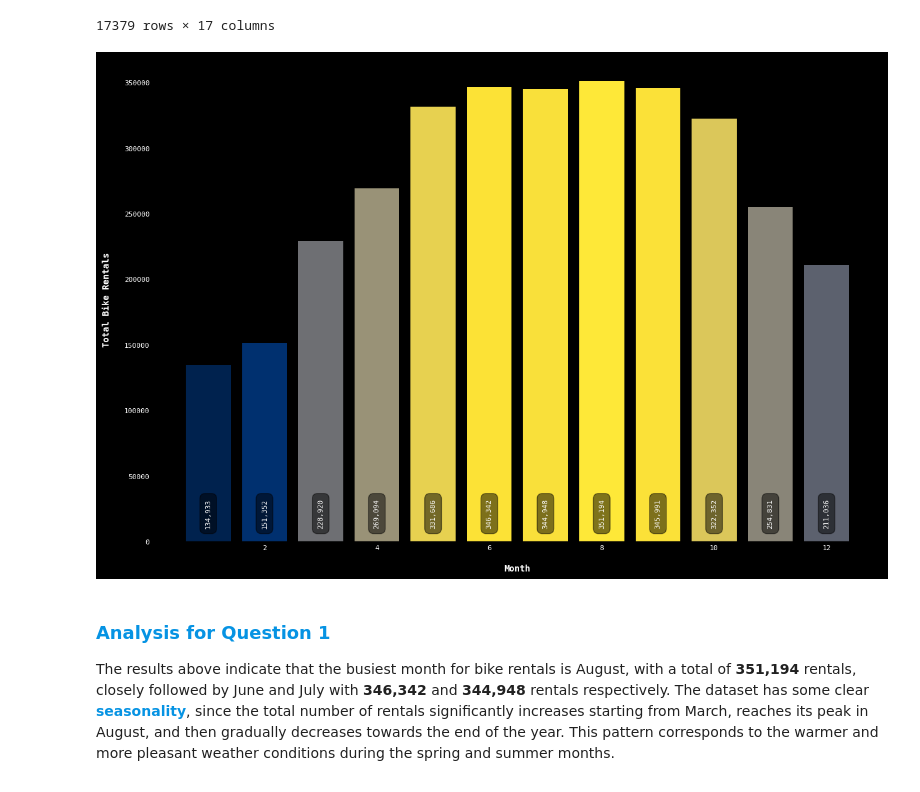
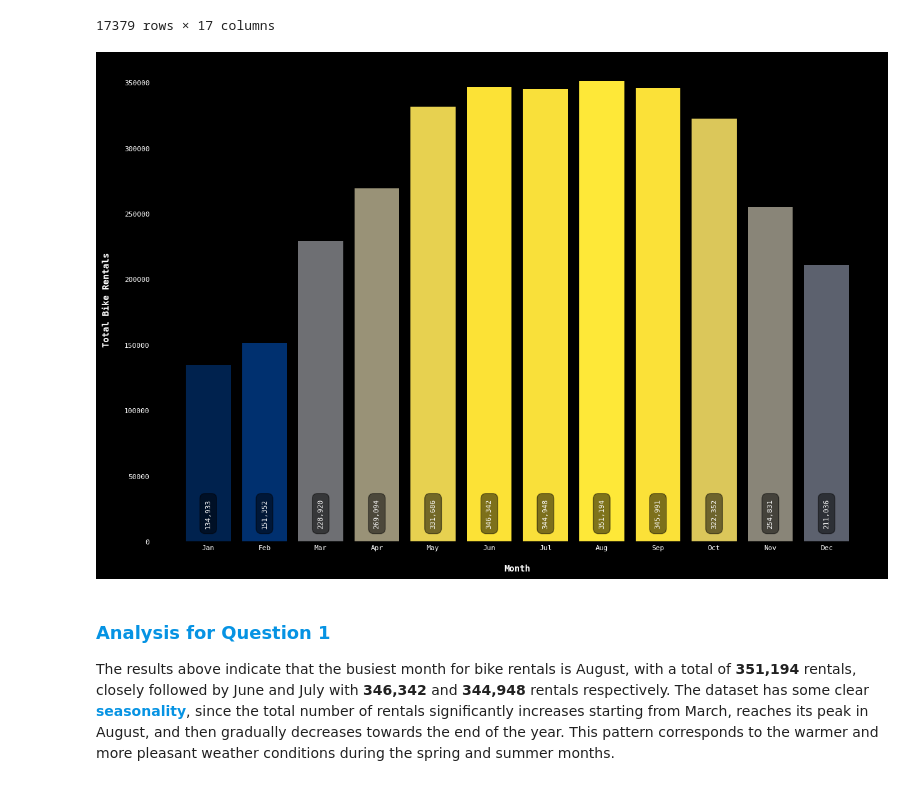
Before and after one commit to jparkington/Project-Cultivate, a Jupyter notebook: Exploration.ipynb, the cells around one changed output. Drawn from its saved outputs; the diff is of its cells as text; code cells hidden in the pictures.

```diff
--- a/Exploration.ipynb
+++ b/Exploration.ipynb
@@ -159,34 +159,35 @@ def busiest_month(df : pd.DataFrame) -> str:
     This function groups the data by month and sums the total counts of bike rentals for each month.
     The result is visualized using a bar plot with a heatmap-like color palette, where the color intensity
     corresponds to the number of rentals, providing a visually compelling representation of the busiest months.
 
     Parameters:
         df (pd.DataFrame) : The bike sharing dataset as a pandas DataFrame.
 
     Insights drawn from this analysis could be valuable for making informed decisions regarding marketing campaigns,
     staffing, inventory management, etc. For instance, during the busiest month, bike-sharing companies might want
     to increase their marketing efforts to maximize profit, ensure they have sufficient staff to handle the increased
     demand, and make sure they have enough bikes in inventory to meet customer needs.
     '''
 
     month_counts = df.groupby('mnth')['cnt'].sum()
     norm         = plt.Normalize(month_counts.min(), month_counts.max())
 
     bars = plt.bar(x      = month_counts.index,
                    height = month_counts.values,
                    color  = plt.cm.cividis(norm(month_counts.values)))
 
     for bar in bars:
         plt.text(bar.get_x() + bar.get_width() / 2, 10000, f'{int(bar.get_height()):,}',
                  va = 'bottom', ha = 'center', rotation = 90,
                  bbox = dict(facecolor = '0', alpha = 0.5, boxstyle = 'round, pad = 0.75'))
 
+    plt.xticks(range(1, 13), ['Jan', 'Feb', 'Mar', 'Apr', 'May', 'Jun', 'Jul', 'Aug', 'Sep', 'Oct', 'Nov', 'Dec'])
     plt.xlabel('Month')
     plt.ylabel('Total Bike Rentals')
 
 busiest_month(bike_sharing)
 # %% [output]
-[figure, old version]
+[figure, new version]
 # %% [markdown]
 ### <span style="color:#0693e3">**Analysis for Question 1**</span>
 
```
Also changed, not shown: parts of 5 cells of this notebook.
